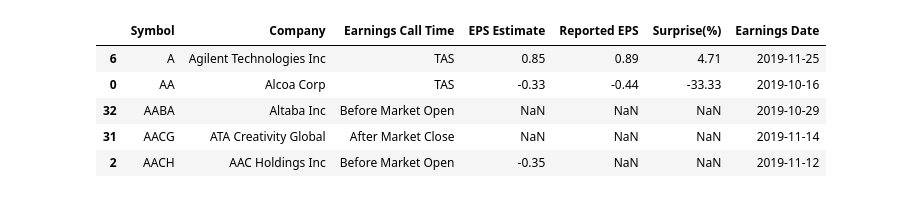
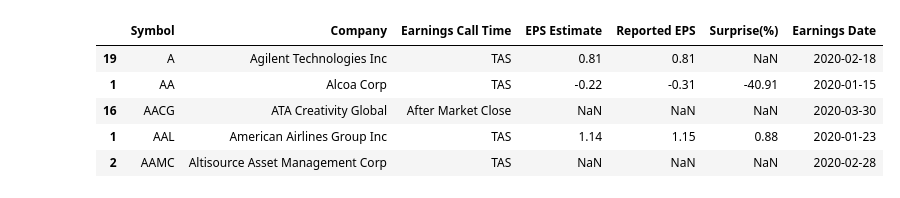
Before and after one commit to djoleary5/earnings_options_strategy, a Jupyter notebook: els_scrape_quarter.ipynb, the cells around one changed output. Saved outputs shown, nothing was run; the diff lists cells and outputs as text; code cells hidden in the pictures.

```diff
--- a/els_scrape_quarter.ipynb
+++ b/els_scrape_quarter.ipynb
@@ -16,8 +16,8 @@ def daterange(start_date, end_date):
 dates = []
 #defne start and end date
 #note: end date is day after last day of data
-start_date = date(2019, 10, 1)
-end_date = date(2020, 1, 1)
+start_date = date(2020, 1, 1)
+end_date = date(2020, 4, 1)
 #loop through all dates, adding each to list
 for single_date in daterange(start_date, end_date):
     curr_date = single_date.strftime("%Y-%m-%d")
@@ -31,39 +31,39 @@ combined_df = pd.DataFrame(columns = column_names)
 
 #define start and end date
 start = start_date.strftime("%Y-%m-%d")
 end = end_date.strftime("%Y-%m-%d")
 #loop through each day
 i=0
 while i < len(dates):
     day = dates[i]
     url = 'https://finance.yahoo.com/calendar/earnings?from='+start+'&to='+end+'&day='+day
     try:
         tables = pd.read_html(url)
     except:
         i=i+1
     else:
         df = tables[0]
         df.columns = ['Symbol', 'Company', 'Earnings Call Time', 'EPS Estimate', 'Reported EPS', 'Surprise(%)']
         j=0
         earn_dates = []
         while j < len(df['Symbol']):
             earn_dates.append(day)
             j=j+1
         df['Earnings Date'] = earn_dates
         combined_df = combined_df.append(df)
         i=i+1
 #raw data sent to .csv file
 #note: rename output file for current quarter
 combined_df = combined_df.sort_values(by=['Symbol', 'Earnings Date'])
-combined_df.to_csv('resources/2019q4_raw_earnings.csv')
+combined_df.to_csv('resources/2020q1_raw_earnings.csv')
 combined_df.head()
 # %% [output]
 |  | Symbol | Company | Earnings Call Time | EPS Estimate | Reported EPS | Surprise(%) | Earnings Date |
-| 6 | A | Agilent Technologies Inc | TAS | 0.85 | 0.89 | 4.71 | 2019-11-25 |
-| 0 | AA | Alcoa Corp | TAS | -0.33 | -0.44 | -33.33 | 2019-10-16 |
-| 32 | AABA | Altaba Inc | Before Market Open | NaN | NaN | NaN | 2019-10-29 |
-| 31 | AACG | ATA Creativity Global | After Market Close | NaN | NaN | NaN | 2019-11-14 |
-| 2 | AACH | AAC Holdings Inc | Before Market Open | -0.35 | NaN | NaN | 2019-11-12 |
+| 19 | A | Agilent Technologies Inc | TAS | 0.81 | 0.81 | NaN | 2020-02-18 |
+| 1 | AA | Alcoa Corp | TAS | -0.22 | -0.31 | -40.91 | 2020-01-15 |
+| 16 | AACG | ATA Creativity Global | After Market Close | NaN | NaN | NaN | 2020-03-30 |
+| 1 | AAL | American Airlines Group Inc | TAS | 1.14 | 1.15 | 0.88 | 2020-01-23 |
+| 2 | AAMC | Altisource Asset Management Corp | TAS | NaN | NaN | NaN | 2020-02-28 |
 # %%
 ##Scrape wikipedia for S&P 500 symbols
 table=pd.read_html('https://en.wikipedia.org/wiki/List_of_S%26P_500_companies')
```
Also changed, not shown: parts of 3 cells of this notebook, 3 other files.
